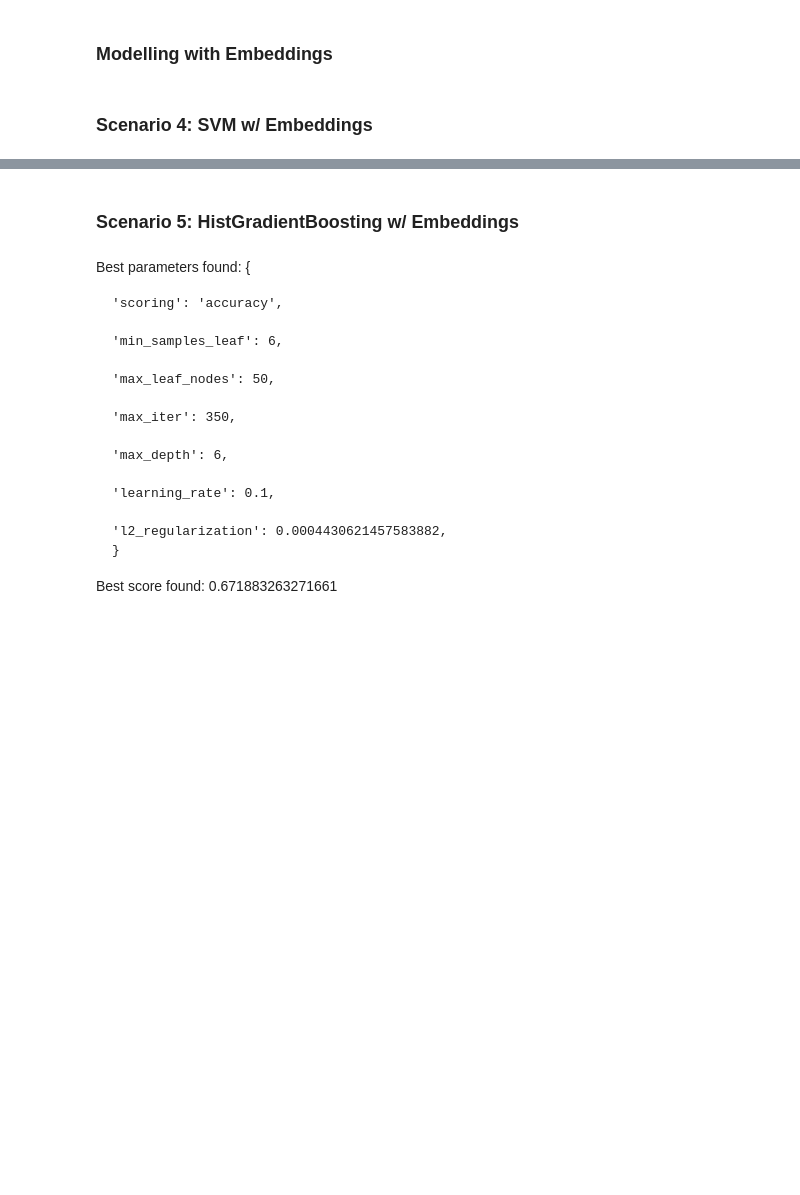
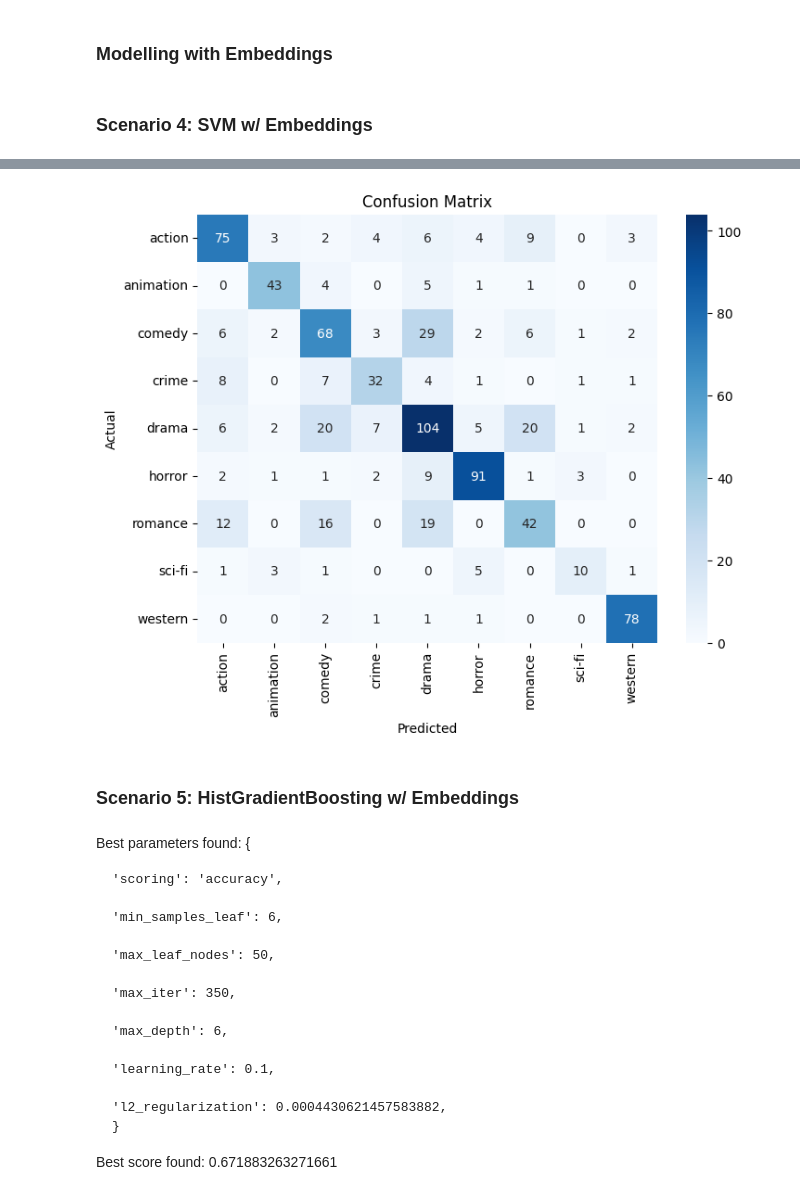
Before and after one commit to vascomgameiro/Movie-Genre-Classification-Project, a Jupyter notebook: notebooks/notebook_final.ipynb, the cells around one changed output, grey strips where cells are left out. Saved outputs shown, nothing was run; the diff lists cells and outputs as text; code cells hidden in the pictures; blank space fills up the shorter version.

```diff
--- a/notebooks/notebook_final.ipynb
+++ b/notebooks/notebook_final.ipynb
@@ -510,12 +480,13 @@ confusion_matrix(y_test, y_pred)
 # %%
 label_encoder = LabelEncoder()
 label_encoder = label_encoder.fit(train_df["genre"])
-embedding_train_df["genre"] = label_encoder.transform(["genre"])
+embedding_train_df["genre"] = label_encoder.transform(embedding_train_df["genre"])
+decoded_class_names = label_encoder.inverse_transform(range(len(label_encoder.classes_)))
 
 X_train = embedding_train_df.drop("genre", axis=1)
 y_train = embedding_train_df["genre"]
 # %%
-embedding_test_df["genre"] = label_encoder.transform(["genre"])
+embedding_test_df["genre"] = label_encoder.transform(embedding_test_df["genre"])
 
 X_test = embedding_test_df.drop("genre", axis=1)
 y_test = embedding_test_df["genre"]
@@ -534,7 +505,7 @@ param_distributions = {
 random_search_4 = RandomizedSearchCV(
     SVC(),
     param_distributions=param_distributions,
-    n_iter=10,
+    n_iter=50,
     scoring="accuracy",
     cv=4,
     verbose=4,
@@ -581,3 +592,8 @@ confusion_matrix(y_test, y_pred)
+# %%
+cm = cm = confusion_matrix(y_test, y_pred)
+plot_confusion_matrix(cm, decoded_class_names)
+# %% [output]
+[figure, added]
 # %% [markdown]
 ### Scenario 5: HistGradientBoosting w/ Embeddings
 # %%
```
Also changed, not shown: parts of 51 cells of this notebook, 5 other files.
